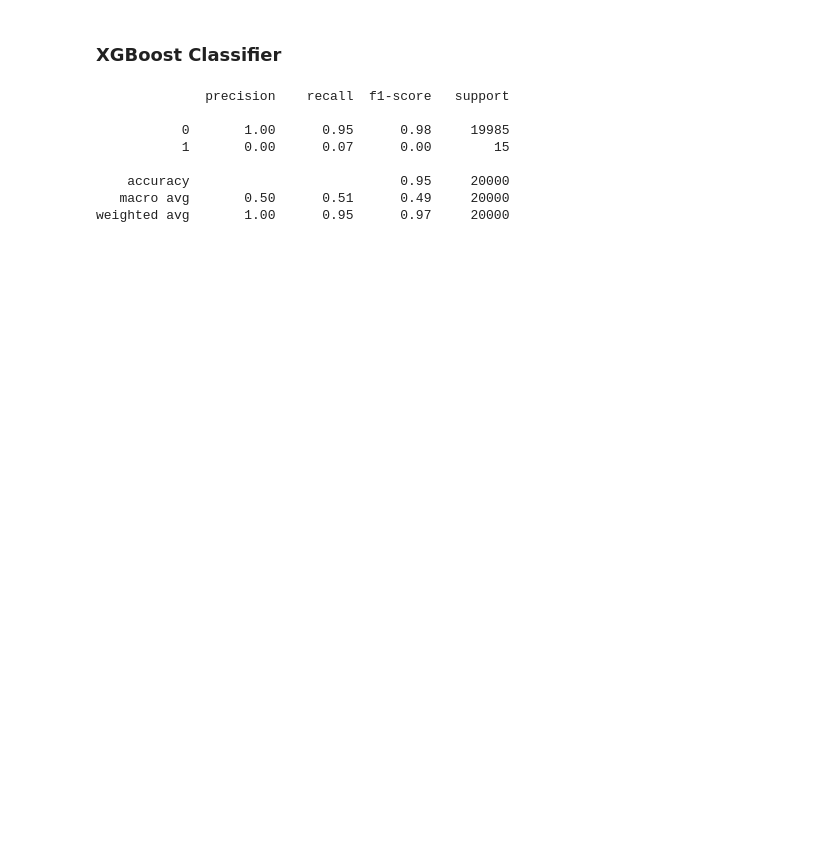
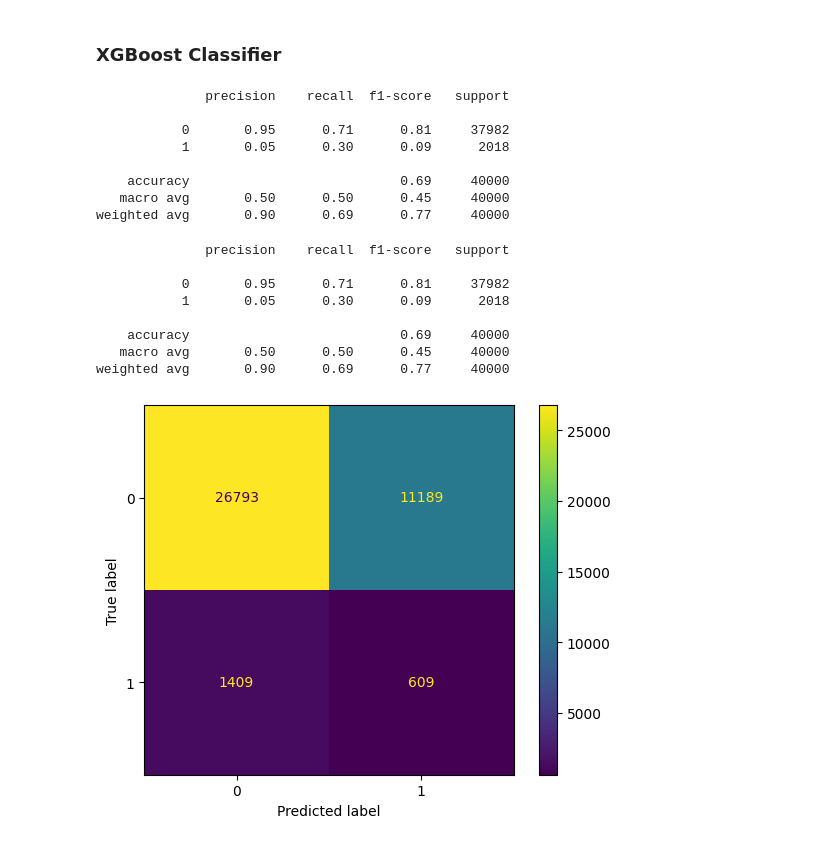
Before and after one commit to TheGitSlender/Bank-Fraud-Detection-Project, a Jupyter notebook: bank_fraud.ipynb, the cells around one changed output. Drawn from its saved outputs; the diff is of its cells as text; code cells hidden in the pictures; blank space fills up the shorter version.

```diff
--- a/bank_fraud.ipynb
+++ b/bank_fraud.ipynb
@@ -369,13 +371,28 @@ XGBClassifier(base_score=None, booster=None, callbacks=None,
 ### XGBoost Classifier
 # %%
 xgb_y_pred = xgb_model.predict(x_test)
-print(classification_report(xgb_y_pred, y_test))
+print(classification_report(y_true=y_test, y_pred=xgb_y_pred))
 # %% [output]
               precision    recall  f1-score   support
 
-           0       1.00      0.95      0.98     19985
-           1       0.00      0.07      0.00        15
+           0       0.95      0.71      0.81     37982
+           1       0.05      0.30      0.09      2018
 
-    accuracy                           0.95     20000
-   macro avg       0.50      0.51      0.49     20000
-weighted avg       1.00      0.95      0.97     20000
+    accuracy                           0.69     40000
+   macro avg       0.50      0.50      0.45     40000
+weighted avg       0.90      0.69      0.77     40000
+# %%
+print(classification_report(y_true=y_test, y_pred=xgb_y_pred))
+cm = confusion_matrix(y_test, xgb_y_pred, labels=xgb_model.classes_)
+ConfusionMatrixDisplay(confusion_matrix = cm, display_labels=xgb_model.classes_).plot()
+plt.show()
+# %% [output]
+              precision    recall  f1-score   support
+
+           0       0.95      0.71      0.81     37982
+           1       0.05      0.30      0.09      2018
+
+    accuracy                           0.69     40000
+   macro avg       0.50      0.50      0.45     40000
+weighted avg       0.90      0.69      0.77     40000
+[figure, added]
```
Also changed, not shown: parts of 12 cells of this notebook.
